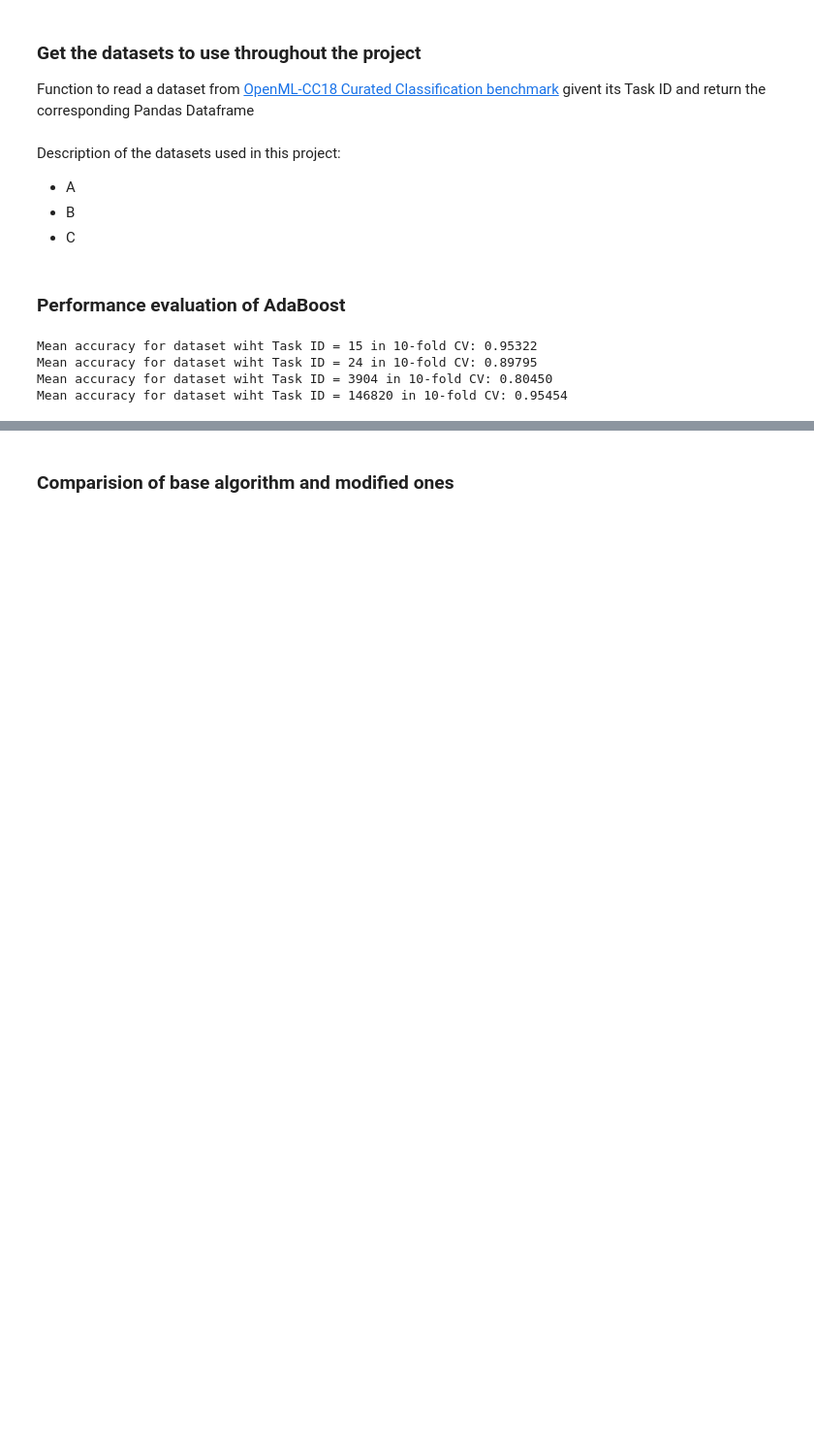
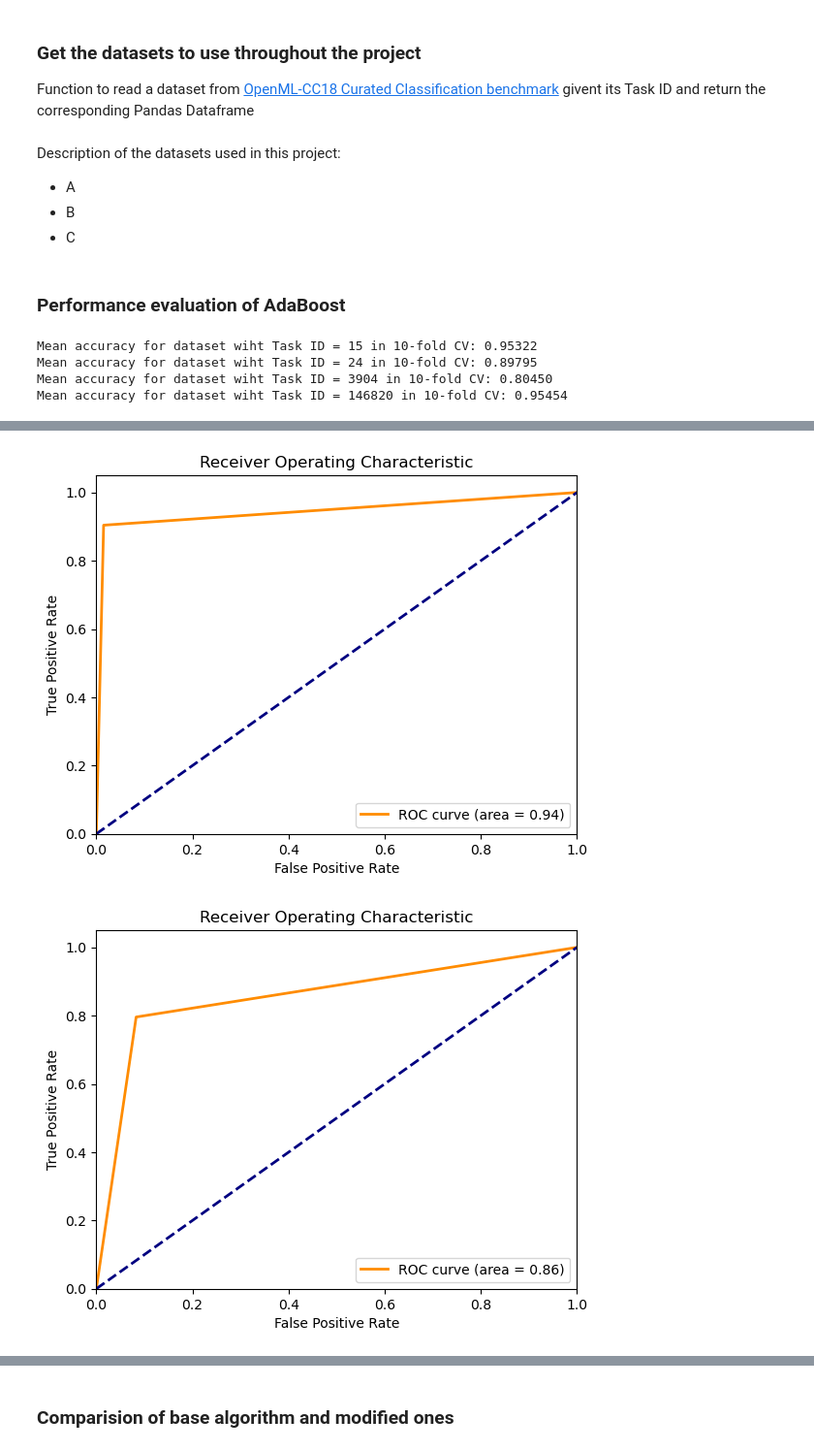
Before and after one commit to barbara-san/AdaBoost-Modifications-and-Performance-Analysis, a Jupyter notebook: Project.ipynb, the cells around one changed output, grey strips where cells are left out. Shown at 97% size. Saved outputs shown, nothing was run; the diff lists cells and outputs as text; code cells hidden in the pictures; blank space fills up the shorter version.

```diff
--- a/Project.ipynb
+++ b/Project.ipynb
@@ -151,3 +154,66 @@ for ds_id, ds in datasets:
 
     ab = AdaBoost()
     plot_learning_curves(ab, X, y, title="AdaBoost")
+# %%
+# functions to get ROC Curve and AUC score
+
+def plot_roc_curve(y_true, y_pred):
+    fpr, tpr, _ = roc_curve(y_true, y_pred)
+    roc_auc = auc(fpr, tpr)
+
+    plt.figure()
+    plt.plot(fpr, tpr, color='darkorange', lw=2, label='ROC curve (area = %0.2f)' % roc_auc)
+    plt.plot([0, 1], [0, 1], color='navy', lw=2, linestyle='--')
+    plt.xlim([0.0, 1.0])
+    plt.ylim([0.0, 1.05])
+    plt.xlabel('False Positive Rate')
+    plt.ylabel('True Positive Rate')
+    plt.title('Receiver Operating Characteristic')
+    plt.legend(loc="lower right")
+    plt.show()
+
+"""
+def auc(fpr, tpr):
+    # Calculate the area under the ROC curve using the trapezoidal rule
+    return np.trapz(tpr, fpr)
+
+def roc_curve(y_true, y_pred):
+    # Sort the true labels and predicted scores in descending order
+    sorted_indices = np.argsort(y_pred)[::-1]
+    y_true_sorted = y_true[sorted_indices]
+    y_pred_sorted = y_pred[sorted_indices]
+
+    # Initialize variables
+    tpr = [0.0]
+    fpr = [0.0]
+    threshold = [y_pred_sorted[0]]
+
+    # Calculate true positive rate (TPR) and false positive rate (FPR)
+    for i in range(1, len(y_pred_sorted)):
+        if y_pred_sorted[i] != y_pred_sorted[i - 1]:
+            tpr.append(tpr[-1])
+            fpr.append(fpr[-1] + 1.0 / len(y_true))
+            threshold.append(y_pred_sorted[i])
+        else:
+            tpr.append(tpr[-1] + 1.0 / sum(y_true_sorted))
+            fpr.append(fpr[-1])
+
+    tpr.append(1.0)
+    fpr.append(1.0)
+
+    return np.array(fpr), np.array(tpr), np.array(threshold)
+"""
+
+# Example usage:
+# Assuming you have X_test and y_test as your test dataset
+for ds_id, ds in datasets:
+    ada_boost = AdaBoost()  # Instantiate your AdaBoost classifier
+    X = ds.drop(columns=['target'], axis=1)
+    y = ds['target']
+    X_train, X_test, y_train, y_test = train_test_split(X, y, test_size=0.3, random_state=1111)
+    ada_boost.fit(X_train, y_train)  # Fit the classifier to your training data
+    y_pred = ada_boost.predict(X_test)  # Get the binary predictions for the test data
+    plot_roc_curve(y_test, y_pred)  # Plot the ROC curve
+# %% [output]
+[figure, added]
+[figure, added]
```
Also changed, not shown: parts of 7 cells of this notebook.
